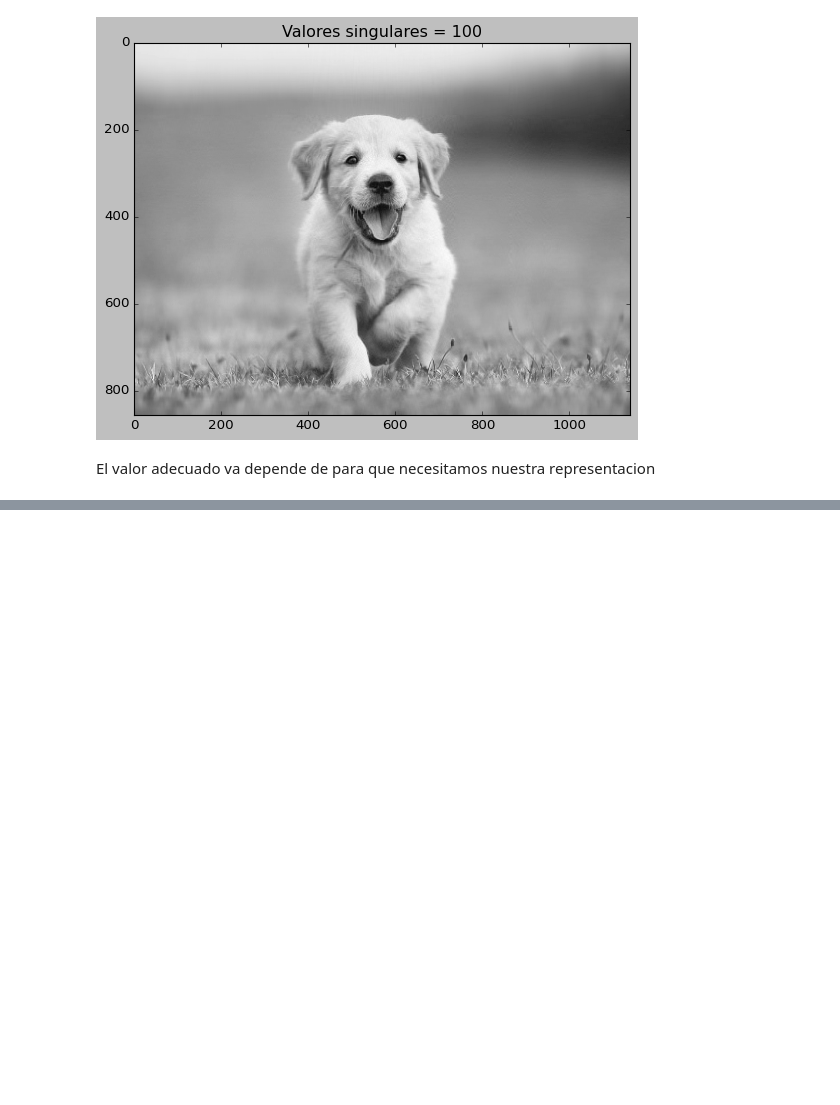
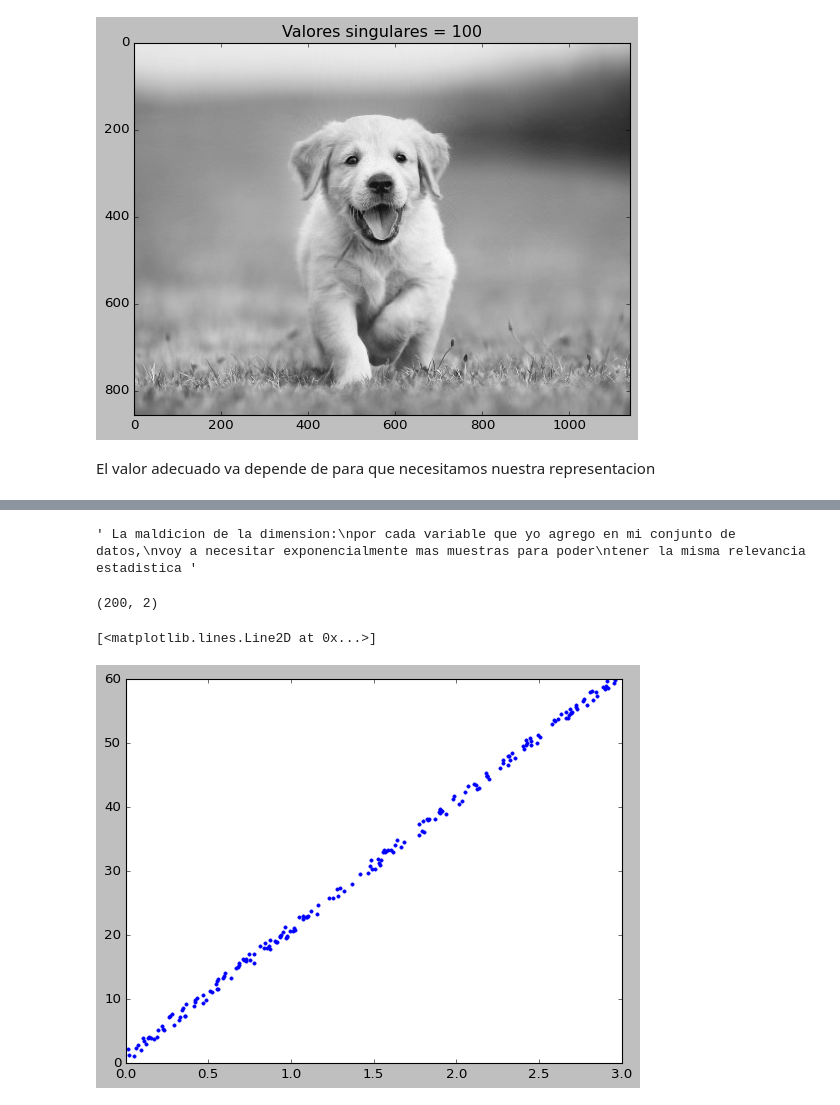
Before and after one commit to Mahonry/LinearAlgebra, a Jupyter notebook: LinearAlgebra.ipynb, the cells around one changed output, grey strips where cells are left out. Saved outputs shown, nothing was run; the diff lists cells and outputs as text; code cells hidden in the pictures; blank space fills up the shorter version.

```diff
--- a/LinearAlgebra.ipynb
+++ b/LinearAlgebra.ipynb
@@ -436,0 +567,25 @@ El valor adecuado va depende de para que necesitamos nuestra representacion
+# %%
+""" La maldicion de la dimension:
+por cada variable que yo agrego en mi conjunto de datos,
+voy a necesitar exponencialmente mas muestras para poder
+tener la misma relevancia estadistica """
+# %% [output]
+' La maldicion de la dimension:\npor cada variable que yo agrego en mi conjunto de datos,\nvoy a necesitar exponencialmente mas muestras para poder\ntener la misma relevancia estadistica '
+# %%
+np.random.seed(42)
+
+x = 3*np.random.rand(200)
+y = 20*x + 2*np.random.rand(200)
+
+x = x.reshape(200,1)
+y = y.reshape(200,1)
+# %%
+xy = np.hstack([x,y])
+print(xy.shape)
+# %% [output]
+(200, 2)
+# %%
+plt.plot(xy[:,0],xy[:,1],'.')
+# %% [output]
+[<matplotlib.lines.Line2D at 0x...>]
+[figure, added]
```
Also changed, not shown: parts of 51 cells of this notebook.
